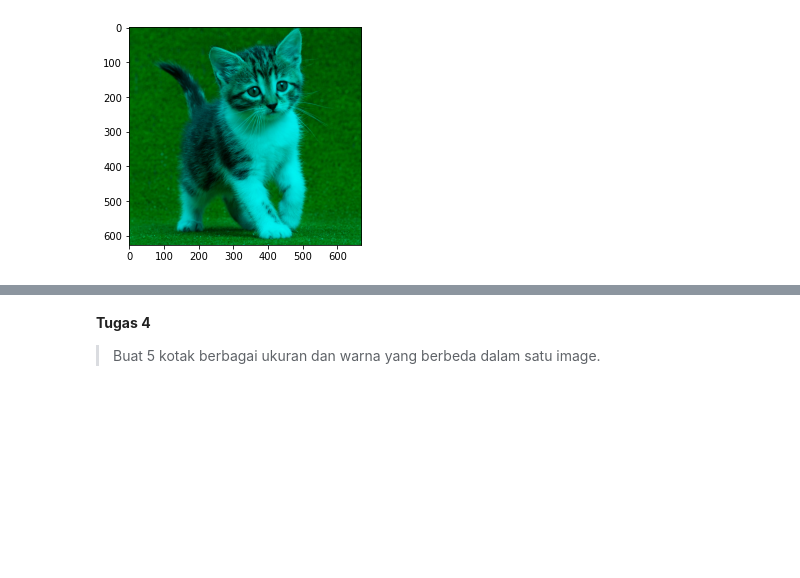
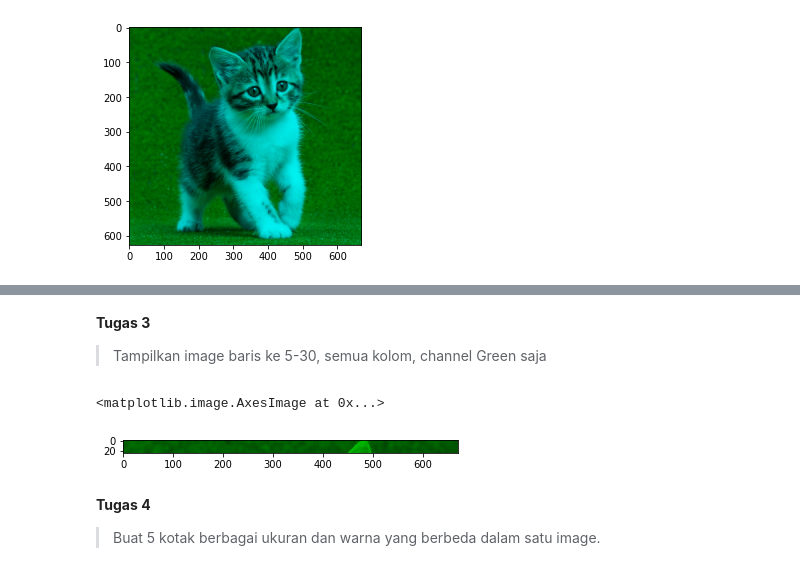
Before and after one commit to tsaniarisqi/PCVK_Matrikulasi_2022, a Jupyter notebook: modul2.ipynb, the cells around one changed output, grey strips where cells are left out. Saved outputs shown, nothing was run; the diff lists cells and outputs as text; code cells hidden in the pictures; blank space fills up the shorter version.

```diff
--- a/modul2.ipynb
+++ b/modul2.ipynb
@@ -147,3 +160,19 @@ plt.imshow(img7)
+# %% [markdown]
+**Tugas 3**
+
+
+> Tampilkan image baris ke 5-30, semua kolom, channel Green saja
+# %%
+img13 = cv.cvtColor(img,cv.COLOR_BGR2RGB)
+
+img13 = img13[5:30,:]
+img13[:,:,0] = np.zeros([img13.shape[0], img13.shape[1]])
+img13[:,:,2] = np.zeros([img13.shape[0], img13.shape[1]])
+
+plt.imshow(img13)
+# %% [output]
+<matplotlib.image.AxesImage at 0x...>
+[figure, added]
 # %% [markdown]
 **Tugas 4**
 > Buat 5 kotak berbagai ukuran dan warna yang berbeda dalam satu image.
```
Also changed, not shown: parts of 2 cells of this notebook.
